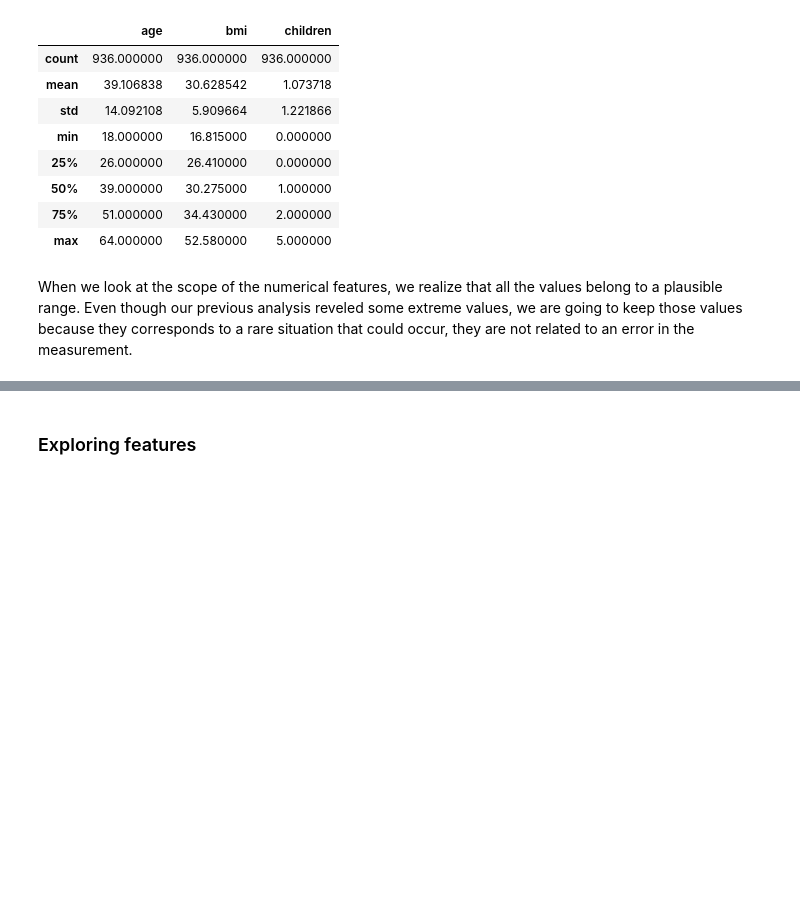
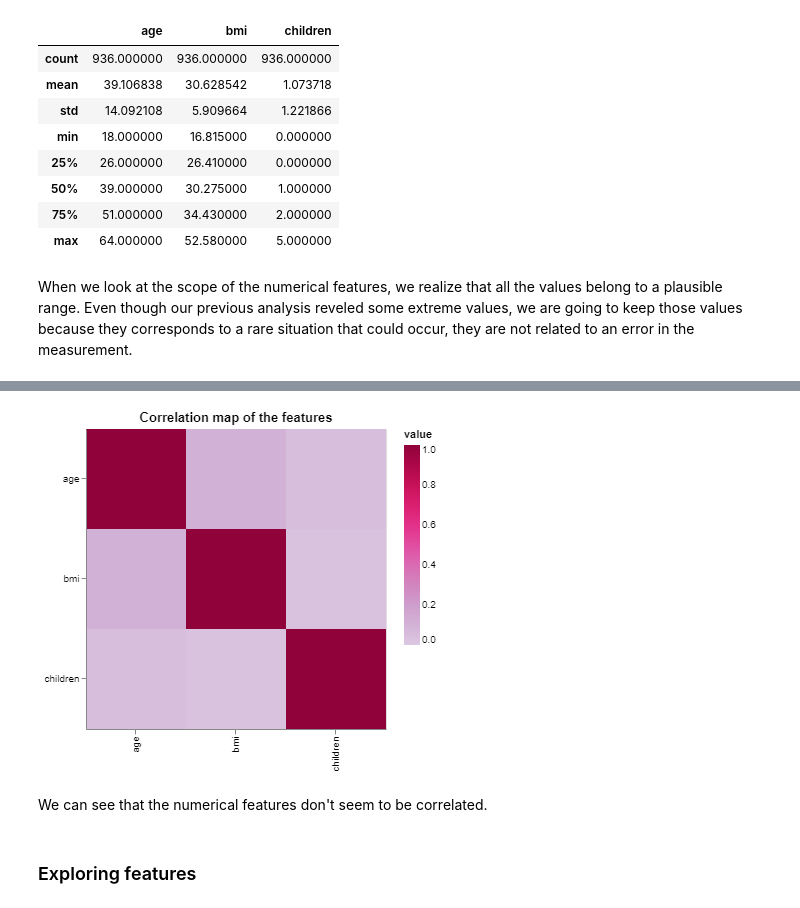
Before and after one commit to sirine-chahma/DSCI_522_group_401, a Jupyter notebook: notebooks/EDA.ipynb, the cells around one changed output, grey strips where cells are left out. Drawn from its saved outputs; the diff is of its cells as text; code cells hidden in the pictures; blank space fills up the shorter version.

```diff
--- a/notebooks/EDA.ipynb
+++ b/notebooks/EDA.ipynb
@@ -164,0 +176,3 @@ When we look at the scope of the numerical features, we realize that all the val
+# %%
+cor = cor.reset_index()
+cor
@@ -164,0 +184,2 @@ When we look at the scope of the numerical features, we realize that all the val
+# %%
+cor = pd.melt(cor, id_vars="index")
@@ -165,3 +199,16 @@ When we look at the scope of the numerical features, we realize that all the val
+# %%
+alt.Chart(cor).mark_rect().encode(
+    alt.X('index:O', title=''),
+    alt.Y('variable:O', title=''),
+    alt.Color('value:Q',scale = alt.Scale(domain=[0, 1], scheme = 'purplered'))
+).properties(title="Correlation map of the features",
+            width = 300,
+            height = 300
+)
+# %% [output]
+[figure, added]
+# %% [markdown]
+We can see that the numerical features don't seem to be correlated.
 # %% [markdown]
 ### Exploring features
 # %% [markdown]
```
Also changed, not shown: parts of 3 cells of this notebook, 11 other files.
